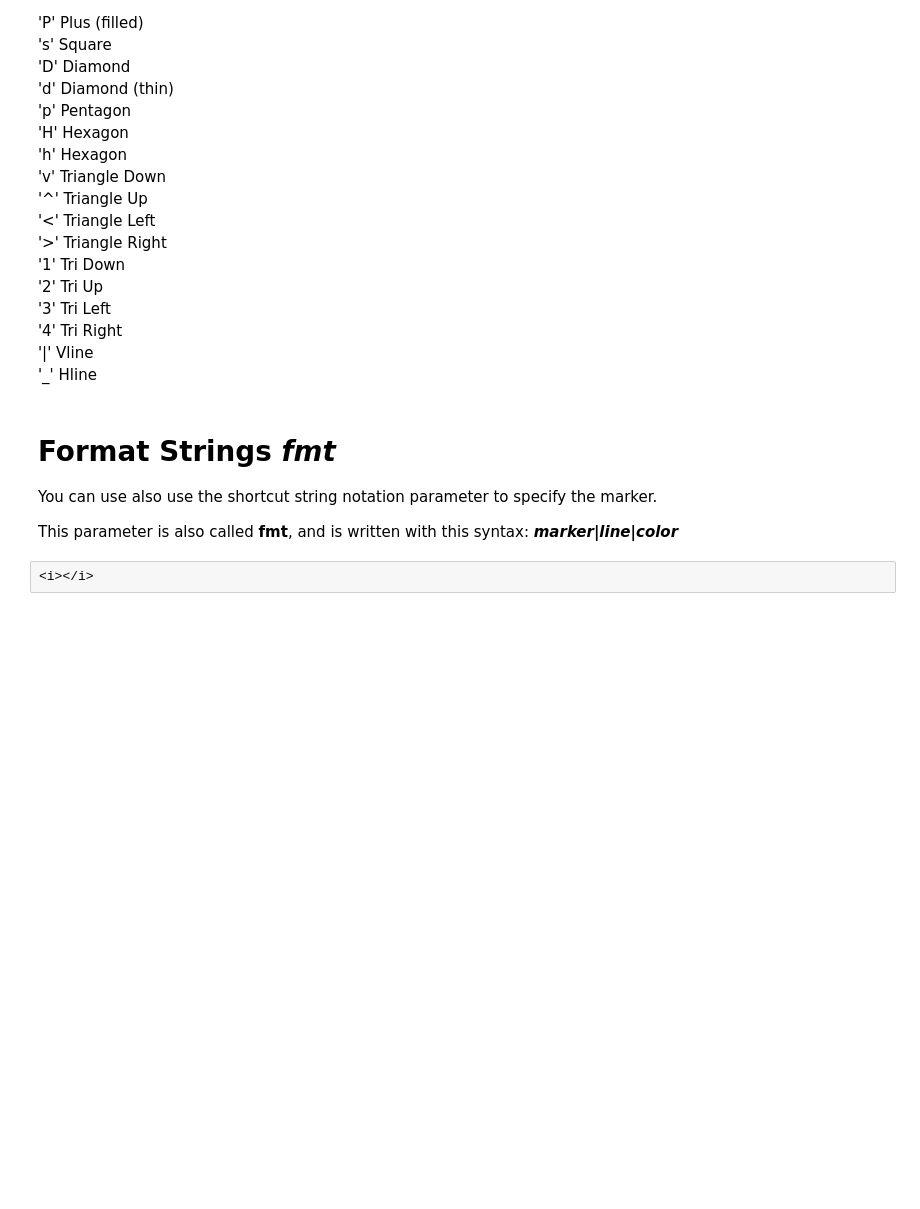
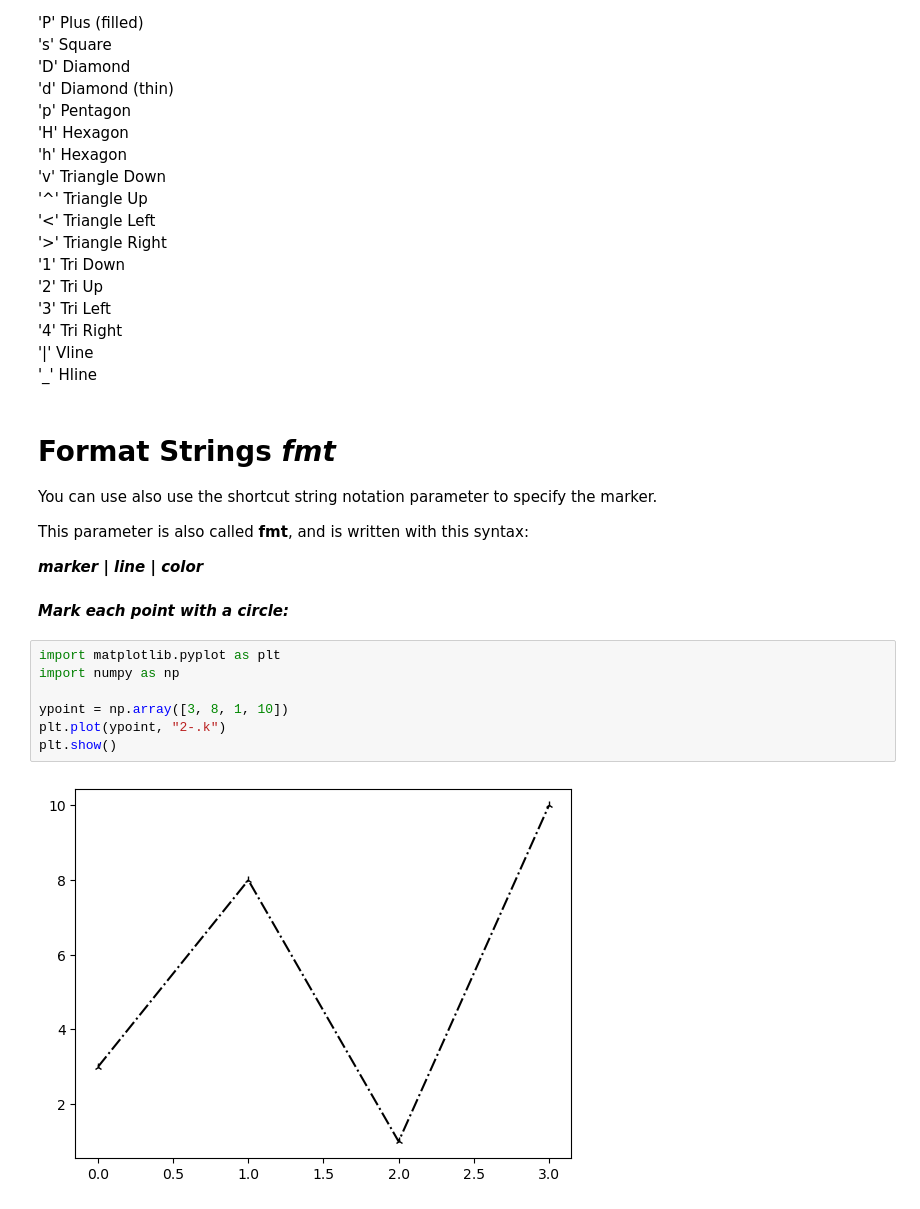
Before and after one commit to jabedkhanjb/Matplotlib, a Jupyter notebook: Matplotlib 4 Markers/Matplotlib Markers.ipynb, the cells around one changed output. Saved outputs shown, nothing was run; the diff lists cells and outputs as text; blank space fills up the shorter version.

Commit message:
Matploylib Markers modified

```diff
--- a/Matplotlib 4 Markers/Matplotlib Markers.ipynb
+++ b/Matplotlib 4 Markers/Matplotlib Markers.ipynb
@@ -67,6 +67,16 @@ Marker 	Description
 You can use also use the shortcut string notation parameter to specify the marker.
 
 This parameter is also called <b>fmt</b>, and is written with this syntax:
-<i><b>marker|line|color</b></i>
+
+<i><b>marker | line | color</b></i>
-# %%
-<i></i>
+# %% [markdown]
+<i><b>Mark each point with a circle:</b></i>
+# %%
+import matplotlib.pyplot as plt
+import numpy as np
+
+ypoint = np.array([3, 8, 1, 10])
+plt.plot(ypoint, "2-.k")
+plt.show()
+# %% [output]
+[figure, added]
```
Also changed, not shown: parts of 16 cells of this notebook.
